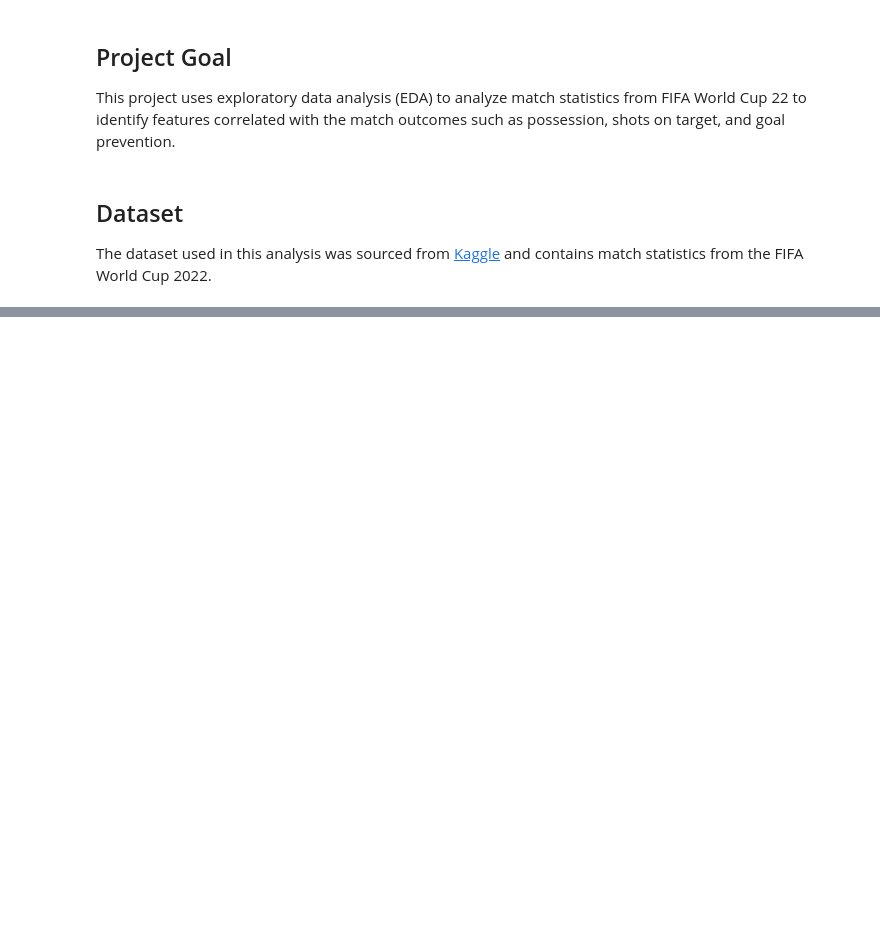
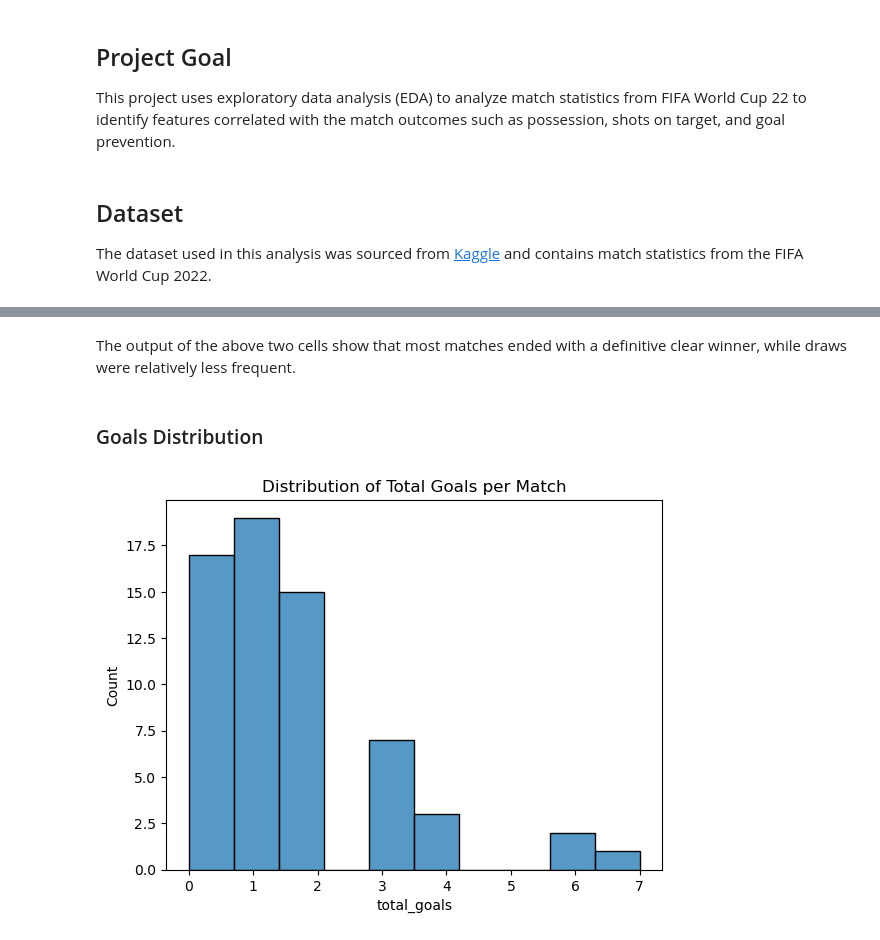
Before and after one commit to AsmaaMesbah/FIFA-World-Cup-2022-Analysis, a Jupyter notebook: notebooks/FIFA World Cup 2022 Match Analysis.ipynb, the cells around one changed output, grey strips where cells are left out. Saved outputs shown, nothing was run; the diff lists cells and outputs as text; code cells hidden in the pictures; blank space fills up the shorter version.

```diff
--- a/notebooks/FIFA World Cup 2022 Match Analysis.ipynb
+++ b/notebooks/FIFA World Cup 2022 Match Analysis.ipynb
@@ -19,0 +162,11 @@ FileNotFoundError: [Errno 2] No such file or directory: '../data/raw/Fifa_world_
+# %% [markdown]
+The output of the above two cells show that most matches ended with a definitive clear winner, while draws were relatively less frequent.
+# %% [markdown]
+### Goals Distribution
+# %%
+df['total_goals'] = df['number_of_goals_team1']
+sns.histplot(df['total_goals'], bins=10)
+plt.title('Distribution of Total Goals per Match')
+plt.show()
+# %% [output]
+[figure, added]
```
Also changed, not shown: parts of 49 cells of this notebook.
